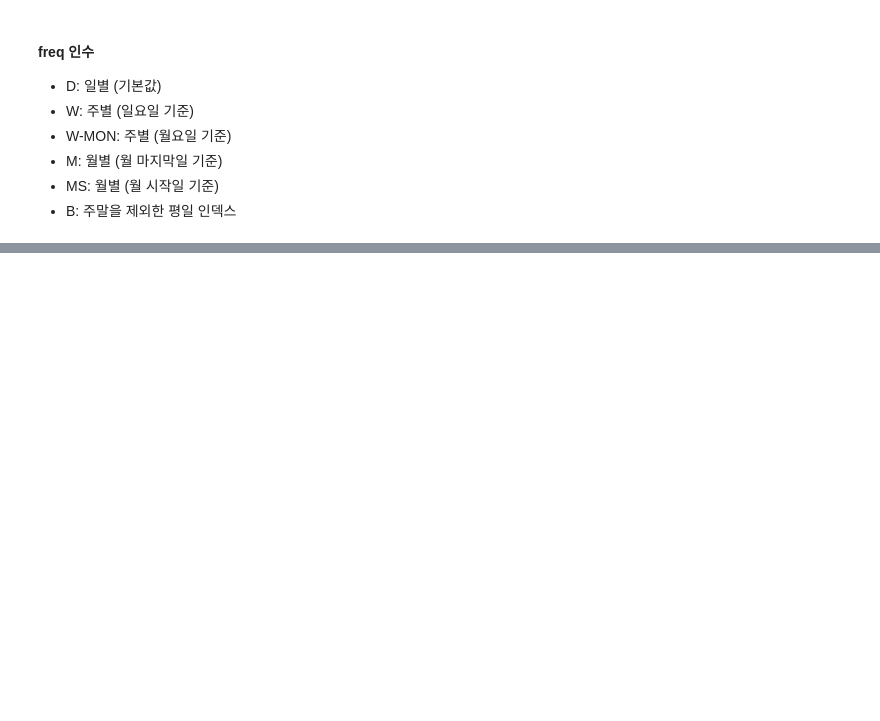
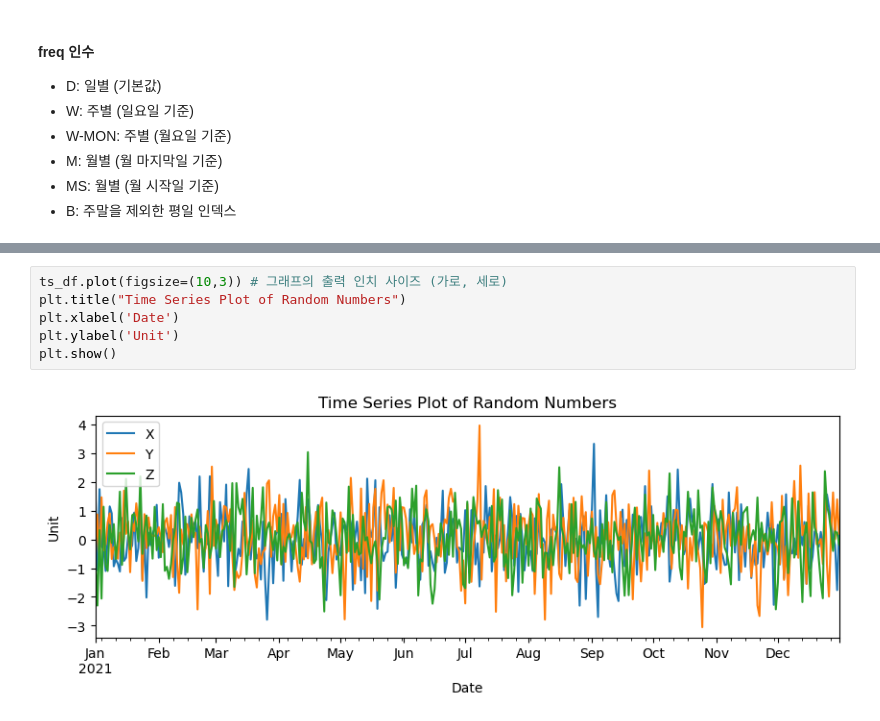
Before and after one commit to chae-zero/TWL, a Jupyter notebook: kimyoo04/Pandas/Pandas Study.ipynb, the cells around one changed output, grey strips where cells are left out. Saved outputs shown, nothing was run; the diff lists cells and outputs as text; blank space fills up the shorter version.

```diff
--- a/kimyoo04/Pandas/Pandas Study.ipynb
+++ b/kimyoo04/Pandas/Pandas Study.ipynb
@@ -905,0 +1161,8 @@ DatetimeIndex(['2020-01-01', '2020-02-01', '2020-03-01', '2020-04-01',
+# %%
+ts_df.plot(figsize=(10,3)) # 그래프의 출력 인치 사이즈 (가로, 세로)
+plt.title("Time Series Plot of Random Numbers")
+plt.xlabel('Date')
+plt.ylabel('Unit')
+plt.show()
+# %% [output]
+[figure, added]
```
Also changed, not shown: parts of 25 cells of this notebook, 1 other file.
